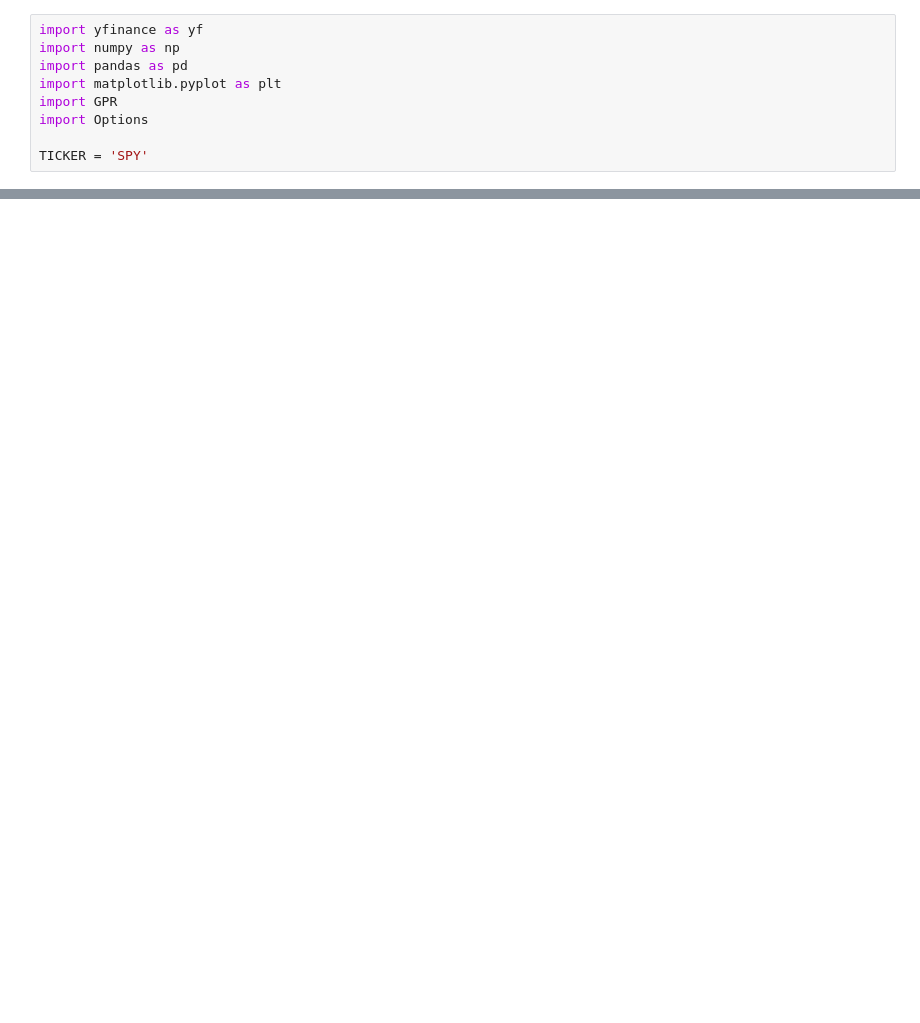
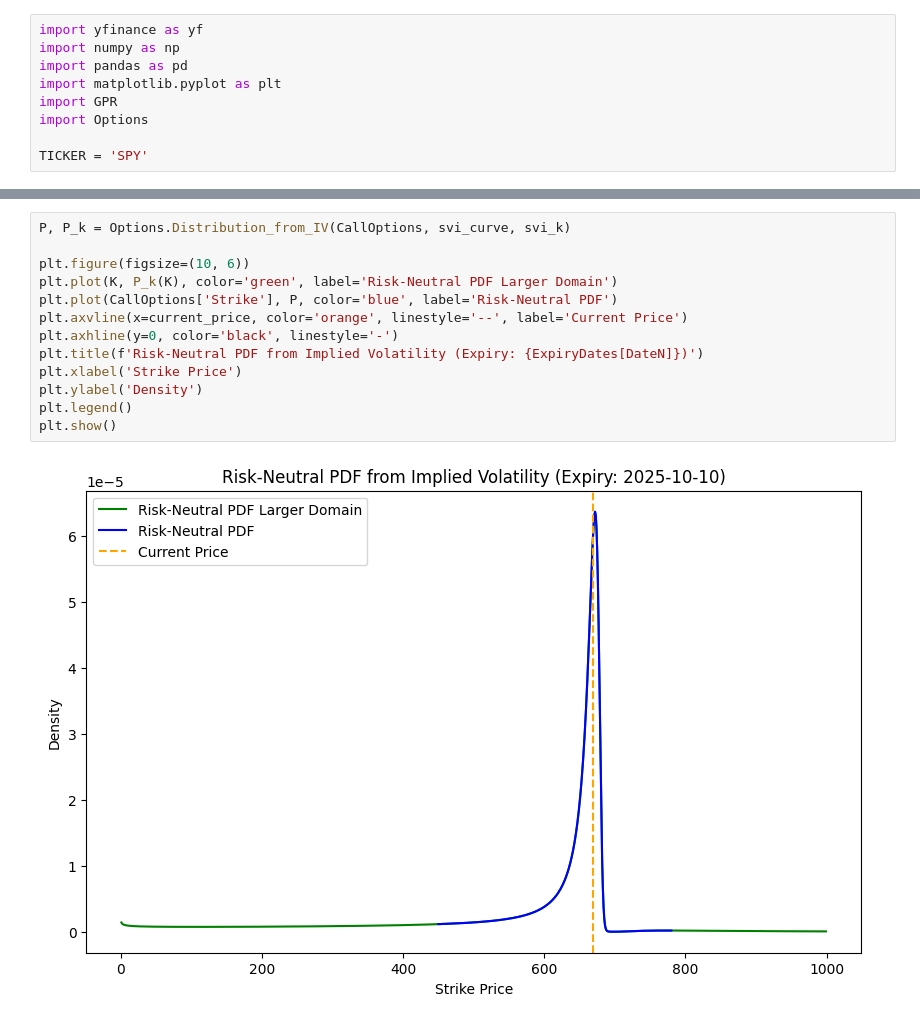
Before and after one commit to AdamDanklefsen/Quant, a Jupyter notebook: OptionsProject/Options_GPR.ipynb, the cells around one changed output, grey strips where cells are left out. Saved outputs shown, nothing was run; the diff lists cells and outputs as text; blank space fills up the shorter version.

```diff
--- a/OptionsProject/Options_GPR.ipynb
+++ b/OptionsProject/Options_GPR.ipynb
@@ -78,0 +61,15 @@ NameError: name 'g' is not defined
+# %%
+P, P_k = Options.Distribution_from_IV(CallOptions, svi_curve, svi_k)
+
+plt.figure(figsize=(10, 6))
+plt.plot(K, P_k(K), color='green', label='Risk-Neutral PDF Larger Domain')
+plt.plot(CallOptions['Strike'], P, color='blue', label='Risk-Neutral PDF')
+plt.axvline(x=current_price, color='orange', linestyle='--', label='Current Price')
+plt.axhline(y=0, color='black', linestyle='-')
+plt.title(f'Risk-Neutral PDF from Implied Volatility (Expiry: {ExpiryDates[DateN]})')
+plt.xlabel('Strike Price')
+plt.ylabel('Density')
+plt.legend()
+plt.show()
+# %% [output]
+[figure, added]
```
Also changed, not shown: parts of 5 cells of this notebook, 1 other file.
